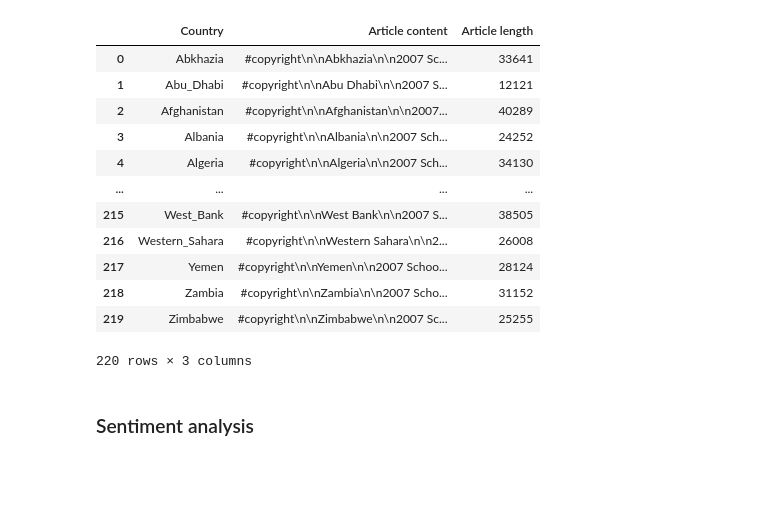
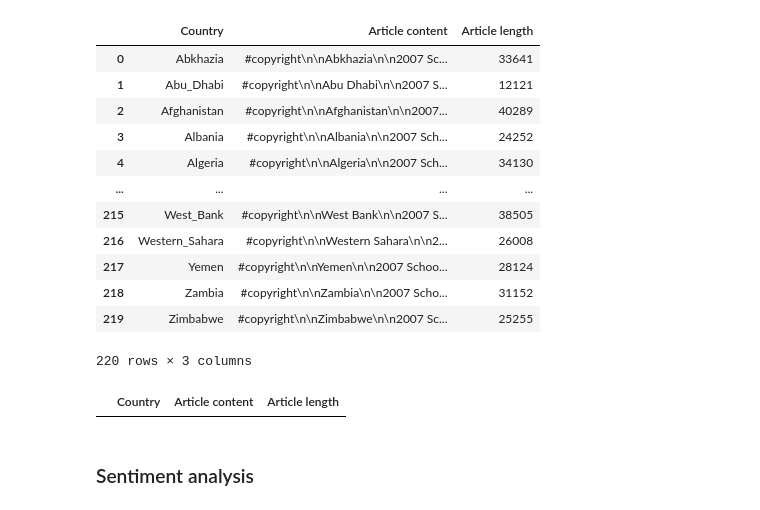
Before and after one commit to epfl-ada/ada-2023-project-jellyfish401, a Jupyter notebook: p2.ipynb, the cells around one changed output. Saved outputs shown, nothing was run; the diff lists cells and outputs as text; code cells hidden in the pictures; blank space fills up the shorter version.

```diff
--- a/p2.ipynb
+++ b/p2.ipynb
@@ -484,6 +524,11 @@ display(plaintext_articles)
 | 218 | Zambia | #copyright\n\nZambia\n\n2007 Scho... | 31152 |
 | 219 | Zimbabwe | #copyright\n\nZimbabwe\n\n2007 Sc... | 25255 |
 220 rows × 3 columns
+# %%
+df123 = plaintext_articles[plaintext_articles.Country.str.contains('ô')]
+df123
+# %% [output]
+|  | Country | Article content | Article length |
 # %% [markdown]
 ### Sentiment analysis
 # %%
```
Also changed, not shown: parts of 6 cells of this notebook, 1 other file.
